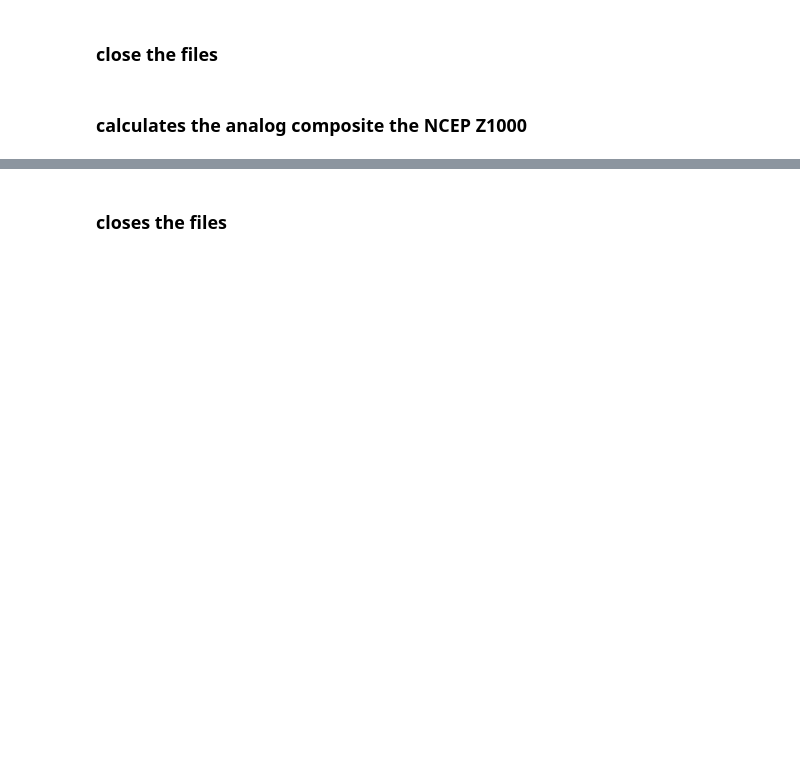
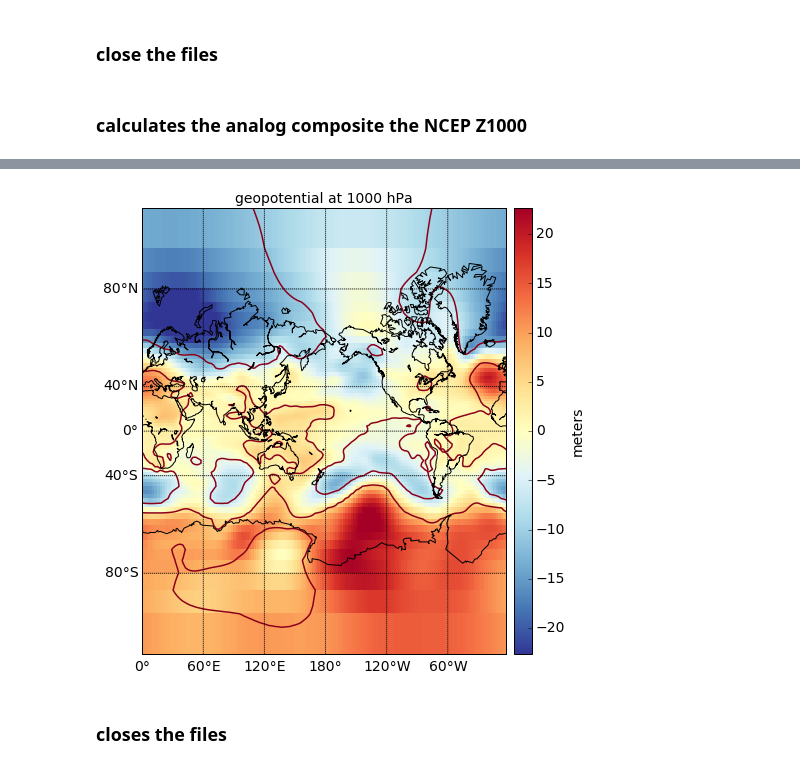
Before and after one commit to nicolasfauchereau/paleopy, a Jupyter notebook: notebooks/ensemble.ipynb, the cells around one changed output, grey strips where cells are left out. Cells and saved outputs as stored; diff of their text form; code cells hidden in the pictures; blank space fills up the shorter version.

```diff
--- a/notebooks/ensemble.ipynb
+++ b/notebooks/ensemble.ipynb
@@ -46,3 +53,7 @@ f = scalar_plot(hgt, test=0.1, proj='cyl', grid=True).plot()
+# %%
+f = mm.plot()
+# %% [output]
+[figure, added]
 # %% [markdown]
 ### closes the files
 # %%
```
Also changed, not shown: parts of 4 cells of this notebook, 8 other files.
